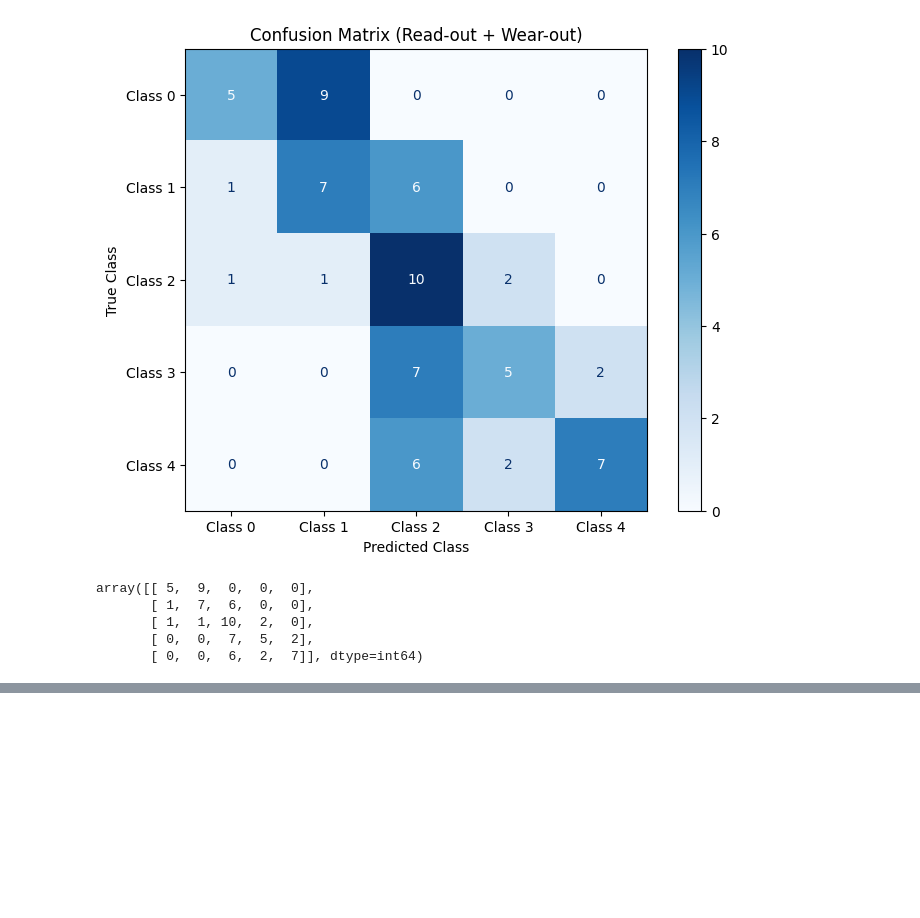
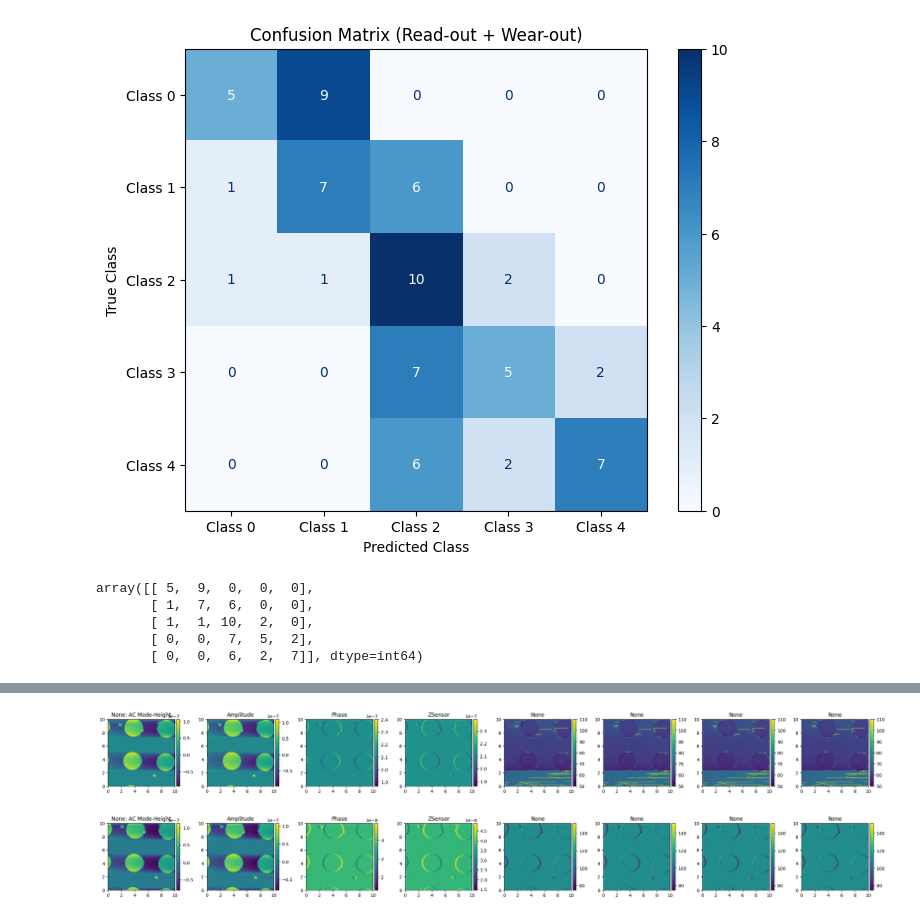
Before and after one commit to colinedsall/ofdspm, a Jupyter notebook: hybrid_model.ipynb, the cells around one changed output, grey strips where cells are left out. Saved outputs shown, nothing was run; the diff lists cells and outputs as text; code cells hidden in the pictures; blank space fills up the shorter version.

```diff
--- a/hybrid_model.ipynb
+++ b/hybrid_model.ipynb
@@ -1964,0 +2653,11 @@ array([[ 5,  9,  0,  0,  0],
+# %%
+# Load some ibw file and display it properly
+file = 'exp_data/June 18/read_out/Read_out_0035.ibw'
+file2 = 'exp_data/June 18/read_out/Read_out_0014.ibw'
+
+import aespm.tools as at
+at.display_ibw(file)
+at.display_ibw(file2)
+# %% [output]
+[figure, added]
+[figure, added]
```
Also changed, not shown: parts of 2 cells of this notebook, 2 other files.
